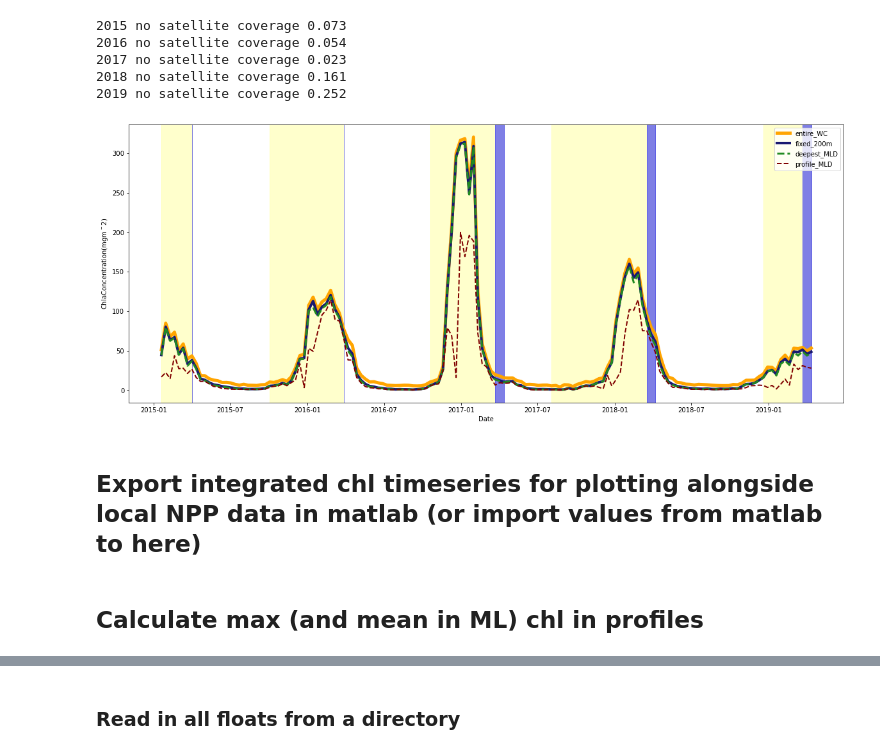
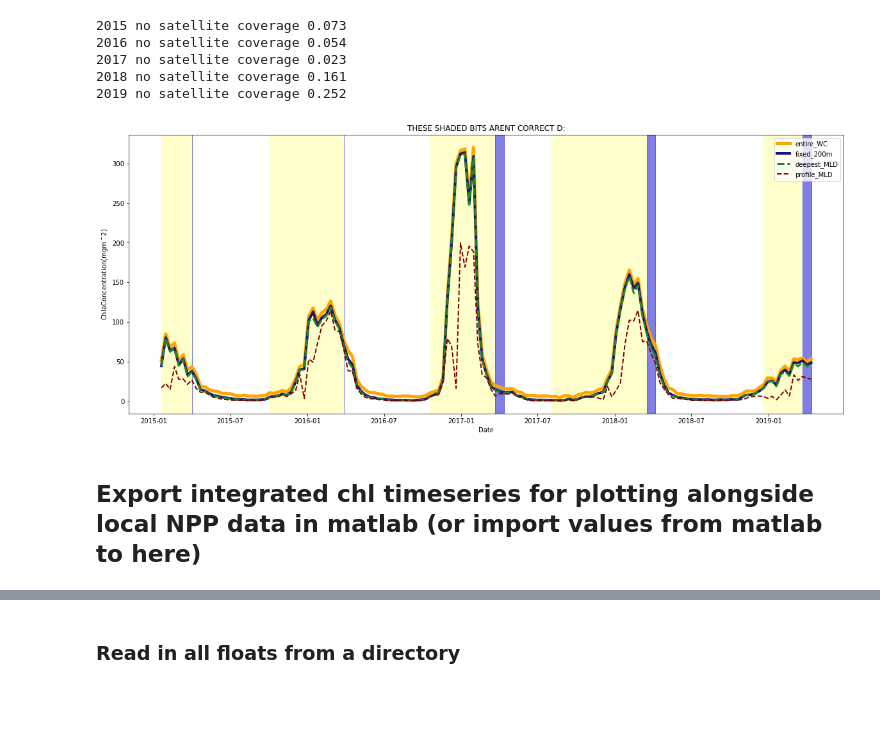
Before and after one commit to ClaraCDouglas/net_community_production, a Jupyter notebook: notebooks/FromBieito/UnderIceAnalysis.ipynb, the cells around one changed output, grey strips where cells are left out. Cells and saved outputs as stored; diff of their text form; code cells hidden in the pictures; blank space fills up the shorter version.

```diff
--- a/notebooks/FromBieito/UnderIceAnalysis.ipynb
+++ b/notebooks/FromBieito/UnderIceAnalysis.ipynb
@@ -334,3 +334,15 @@ print(FLOAT.gr["depth"][0:4])
 (401, 151)
 [ 0.  5. 10. 15.]
 [figure]
+# %%
+yesno4=np.full(nz, np.nan)
+for i in range(nz):
+    test=np.isnan(FLOAT.gr["Chl_a"][0,i]) & np.isnan(FLOAT.gr["Chl_a"][1,i]) & np.isnan(FLOAT.gr["Chl_a"][2,i]) #& np.isnan(FLOAT.gr["Chl_a"][3,i]) #& np.isnan(FLOAT.gr["Chl_a"][4,i]) #& np.isnan(FLOAT.gr["Chl_a"][5,i])
+    temp_thres=FLOAT.gr["Temperature"][0:4,i]<(-1.78)
+    #print(test)
+    #print(temp_thres)
+    if test:
+        yesno4[i]=180
+    else:
+        yesno4[i]=0
+print(FLOAT.gr["depth"][0:4])
@@ -567,26 +597,24 @@ for yix in range(startyear,endyear+1,1):
 # %%
 fig, ax = plt.subplots(figsize = (20, 8))
 #chl_intr200, chl_intr_dMLD, dint_chla
 entire_WC,=plt.plot(FLOAT.gr["date_dt"],chl_intrWC, c='orange',ls='-',lw=5)
 fixed_200m,=plt.plot(FLOAT.gr["date_dt"],chl_intr200, c='midnightblue',ls='-',lw=4)
 deepest_MLD,=plt.plot(FLOAT.gr["date_dt"],chl_intr_dMLD, c='forestgreen',ls='--',lw=3)
 profile_MLD,=plt.plot(FLOAT.gr["date_dt"],dint_chla, c='maroon',ls='--',lw=2)
 
 for yix in range(startyear,endyear+1,1):
     #plt.axvspan(FLOAT.gr["date_dt"][AllFloats[FLOAT.gr["WMO_code"]][yix]["underice_ix"][0]], FLOAT.gr["date_dt"][AllFloats[FLOAT.gr["WMO_code"]][yix]["underice_ix"][-1]], color='grey', alpha=0.2)
     plt.axvspan(FLOAT.gr["date_dt"][AllFloats[FLOAT.gr["WMO_code"]][yix]["icefree_ix"][0]], FLOAT.gr["date_dt"][AllFloats[FLOAT.gr["WMO_code"]][yix]["icefree_ix"][-1]], color='yellow', alpha=0.2)
     plt.axvspan(FLOAT.gr["date_dt"][AllFloats[FLOAT.gr["WMO_code"]][yix]["no_sat"][0]], FLOAT.gr["date_dt"][AllFloats[FLOAT.gr["WMO_code"]][yix]["no_sat"][-1]], color='blue', alpha=0.5)
 
 
 ax.legend([entire_WC,fixed_200m, deepest_MLD,profile_MLD], ['entire_WC','fixed_200m', 'deepest_MLD', 'profile_MLD'])
 #plt.gca().invert_yaxis()
 plt.ylabel(r'$\mathregular {Chl a Concentration (mg {m^-2})}$')
 plt.xlabel('Date')
-#plt.title('Nitrate profile #1 from {0}'.format(timestamps[0]));
+plt.title('THESE SHADED BITS ARENT CORRECT D:');
 plt.show()
 # %% [output]
-[figure, old version]
+[figure, new version]
 # %% [markdown]
 ## Export integrated chl timeseries for plotting alongside local NPP data in matlab (or import values from matlab to here)
-# %% [markdown]
-## Calculate max (and mean in ML) chl in profiles
```
Also changed, not shown: parts of 21 cells of this notebook.
